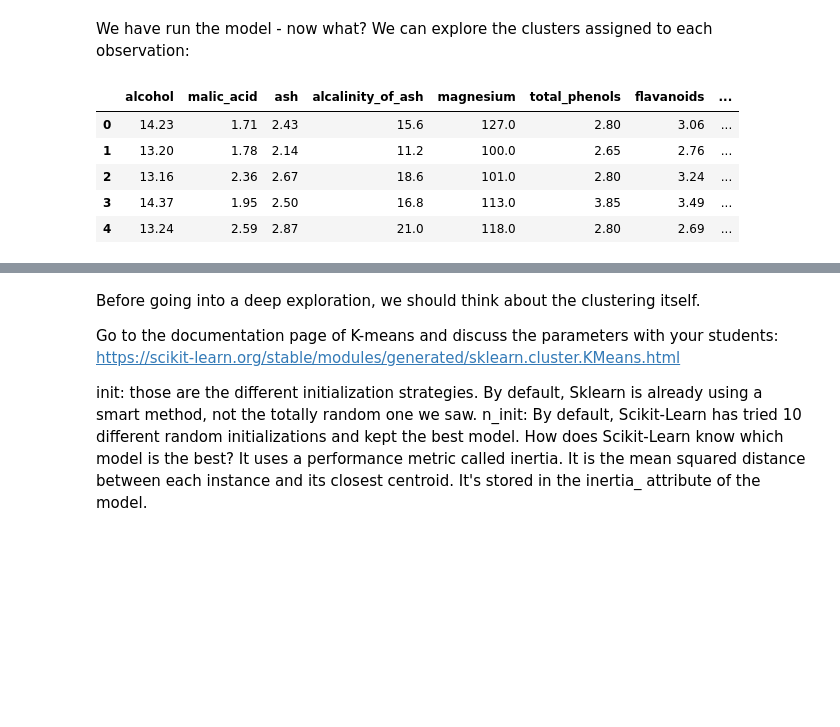
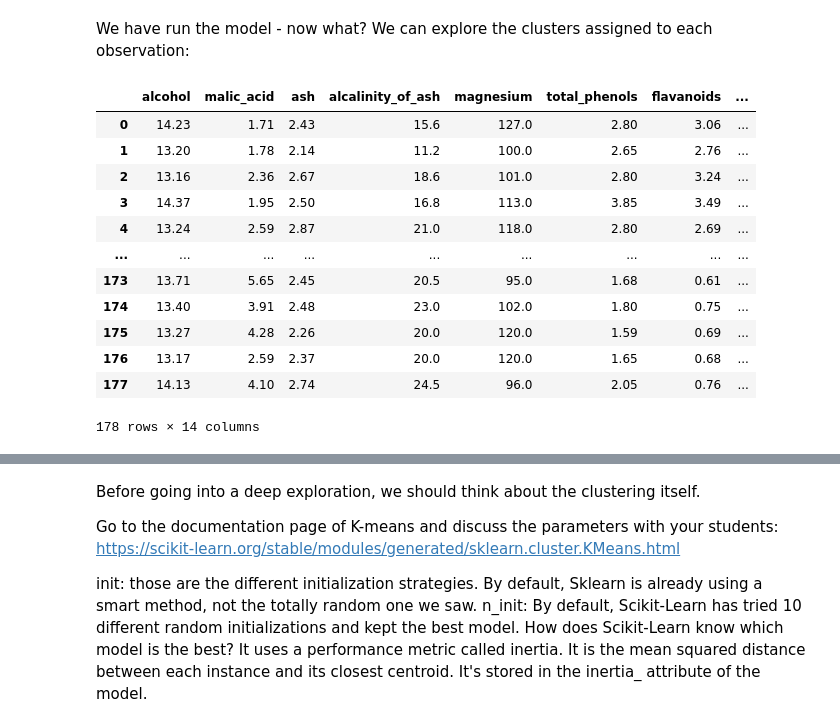
Before and after one commit to student-IH-labs-and-stuff/BER-DAFT-OCT20-Sian, a Jupyter notebook: projects/Gnodproject/041220 clustering K on data about wine.ipynb, the cells around one changed output, grey strips where cells are left out. Drawn from its saved outputs; the diff is of its cells as text; code cells hidden in the pictures; blank space fills up the shorter version.

```diff
--- a/projects/Gnodproject/041220 clustering K on data about wine.ipynb
+++ b/projects/Gnodproject/041220 clustering K on data about wine.ipynb
@@ -51,18 +51,22 @@ We have run the model - now what? We can explore the clusters assigned to each o
 # %%
 # Predicting / assigning the clusters:
 clusters = kmeans.predict(X_prep)
 
-# Check the size of the clusters
-pd.Series(clusters).value_counts().sort_index()
-
 # Explore the cluster assignment in the original dataset
 X_df = pd.DataFrame(X)
 X_df["cluster"] = clusters
-X_df.head()
+X_df
 # %% [output]
 |  | alcohol | malic_acid | ash | alcalinity_of_ash | magnesium | total_phenols | flavanoids | ... |
 | 0 | 14.23 | 1.71 | 2.43 | 15.6 | 127.0 | 2.80 | 3.06 | ... |
 | 1 | 13.20 | 1.78 | 2.14 | 11.2 | 100.0 | 2.65 | 2.76 | ... |
 | 2 | 13.16 | 2.36 | 2.67 | 18.6 | 101.0 | 2.80 | 3.24 | ... |
 | 3 | 14.37 | 1.95 | 2.50 | 16.8 | 113.0 | 3.85 | 3.49 | ... |
 | 4 | 13.24 | 2.59 | 2.87 | 21.0 | 118.0 | 2.80 | 2.69 | ... |
+| ... | ... | ... | ... | ... | ... | ... | ... | ... |
+| 173 | 13.71 | 5.65 | 2.45 | 20.5 | 95.0 | 1.68 | 0.61 | ... |
+| 174 | 13.40 | 3.91 | 2.48 | 23.0 | 102.0 | 1.80 | 0.75 | ... |
+| 175 | 13.27 | 4.28 | 2.26 | 20.0 | 120.0 | 1.59 | 0.69 | ... |
+| 176 | 13.17 | 2.59 | 2.37 | 20.0 | 120.0 | 1.65 | 0.68 | ... |
+| 177 | 14.13 | 4.10 | 2.74 | 24.5 | 96.0 | 2.05 | 0.76 | ... |
+178 rows × 14 columns
```
Also changed, not shown: parts of 1 cell of this notebook.
